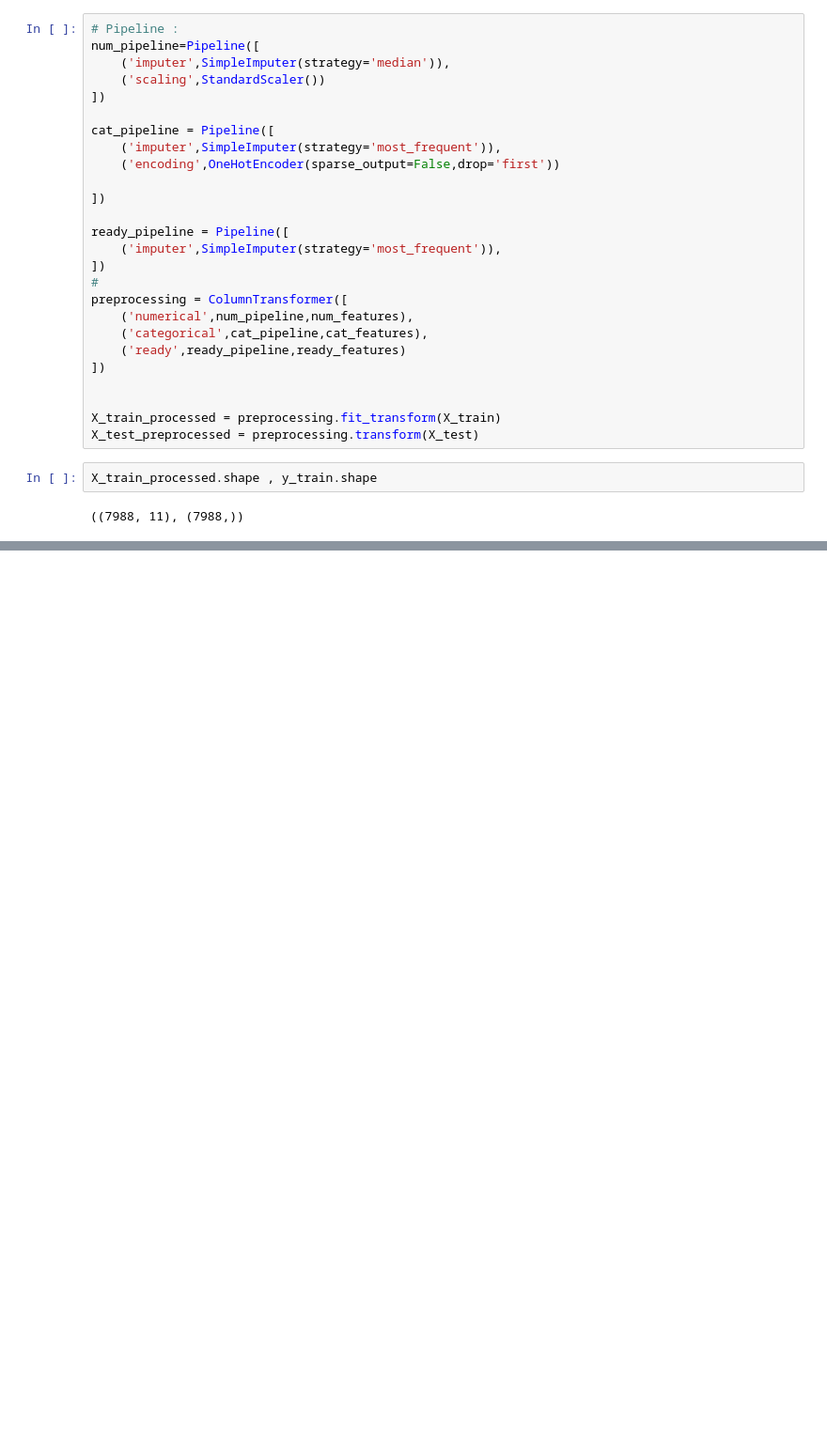
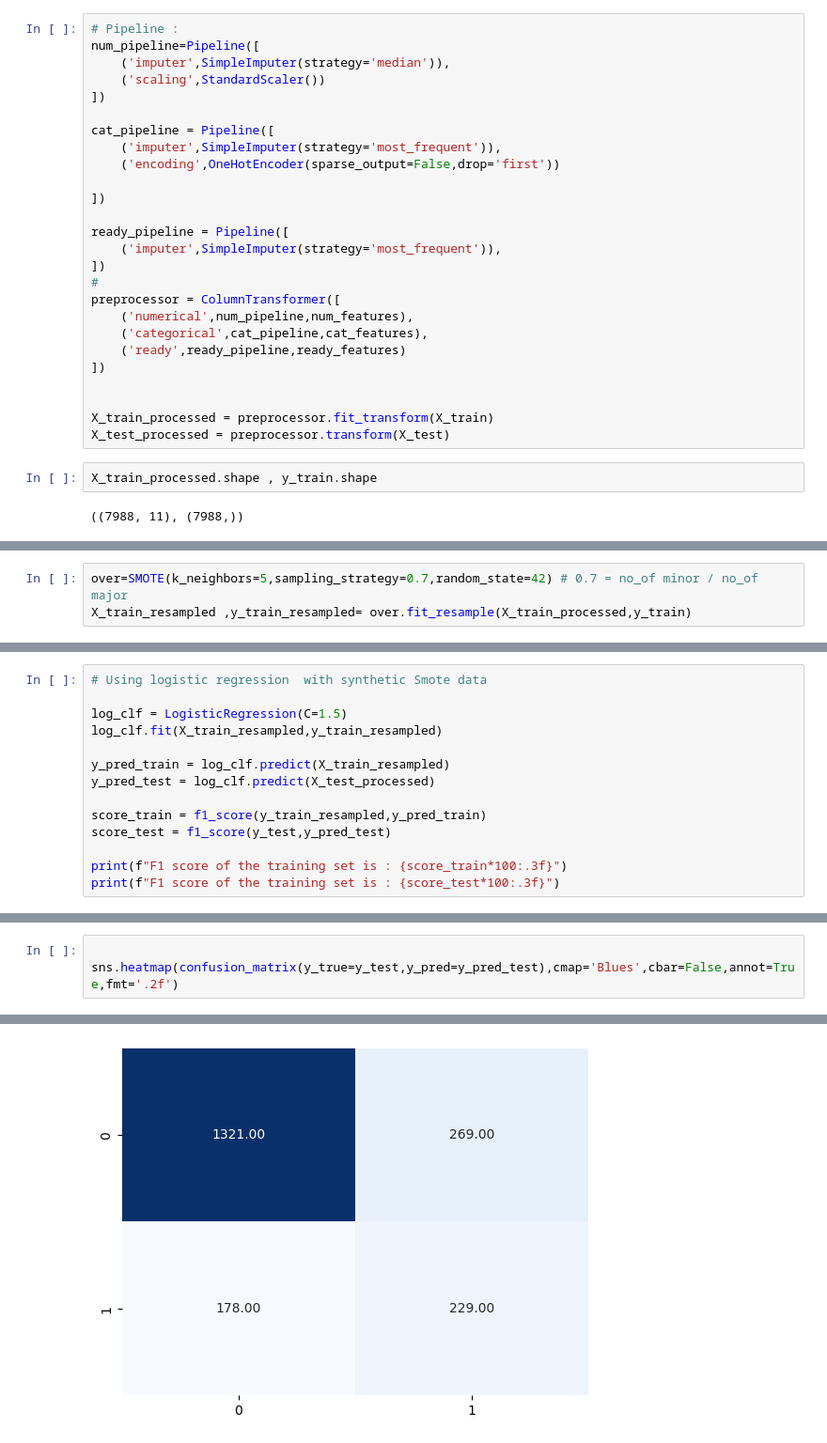
Before and after one commit to Zeyadelgabbas/churn-detection, a Jupyter notebook: notebooks/trial.ipynb, the cells around one changed output, grey strips where cells are left out. Shown at 94% size. Saved outputs shown, nothing was run; the diff lists cells and outputs as text; blank space fills up the shorter version.

```diff
--- a/notebooks/trial.ipynb
+++ b/notebooks/trial.ipynb
@@ -257,15 +259,15 @@ ready_pipeline = Pipeline([
     ('imputer',SimpleImputer(strategy='most_frequent')),
 ])
 #
-preprocessing = ColumnTransformer([
+preprocessor = ColumnTransformer([
     ('numerical',num_pipeline,num_features),
     ('categorical',cat_pipeline,cat_features),
     ('ready',ready_pipeline,ready_features)
 ])
 
 
-X_train_processed = preprocessing.fit_transform(X_train)
-X_test_preprocessed = preprocessing.transform(X_test)
+X_train_processed = preprocessor.fit_transform(X_train)
+X_test_processed = preprocessor.transform(X_test)
 # %%
 X_train_processed.shape , y_train.shape
 # %% [output]
@@ -284,0 +308,3 @@ array(['numerical__CreditScore', 'numerical__Age', 'numerical__Balance',
+# %%
+over=SMOTE(k_neighbors=5,sampling_strategy=0.7,random_state=42) # 0.7 = no_of minor / no_of major
+X_train_resampled ,y_train_resampled= over.fit_resample(X_train_processed,y_train)
@@ -284,0 +358,14 @@ array(['numerical__CreditScore', 'numerical__Age', 'numerical__Balance',
+# %%
+# Using logistic regression  with synthetic Smote data
+
+log_clf = LogisticRegression(C=1.5)
+log_clf.fit(X_train_resampled,y_train_resampled)
+
+y_pred_train = log_clf.predict(X_train_resampled)
+y_pred_test = log_clf.predict(X_test_processed)
+
+score_train = f1_score(y_train_resampled,y_pred_train)
+score_test = f1_score(y_test,y_pred_test)
+
+print(f"F1 score of the training set is : {score_train*100:.3f}")
+print(f"F1 score of the training set is : {score_test*100:.3f}")
@@ -284,0 +380,3 @@ array(['numerical__CreditScore', 'numerical__Age', 'numerical__Balance',
+# %%
+ sns.heatmap(confusion_matrix(y_true=y_test,y_pred=y_pred_test),cmap='Blues',cbar=False,annot=True,fmt='.2f')
+# %% [output]
@@ -284,0 +384 @@ array(['numerical__CreditScore', 'numerical__Age', 'numerical__Balance',
+[figure, added]
```
Also changed, not shown: parts of 46 cells of this notebook, 7 other files.
